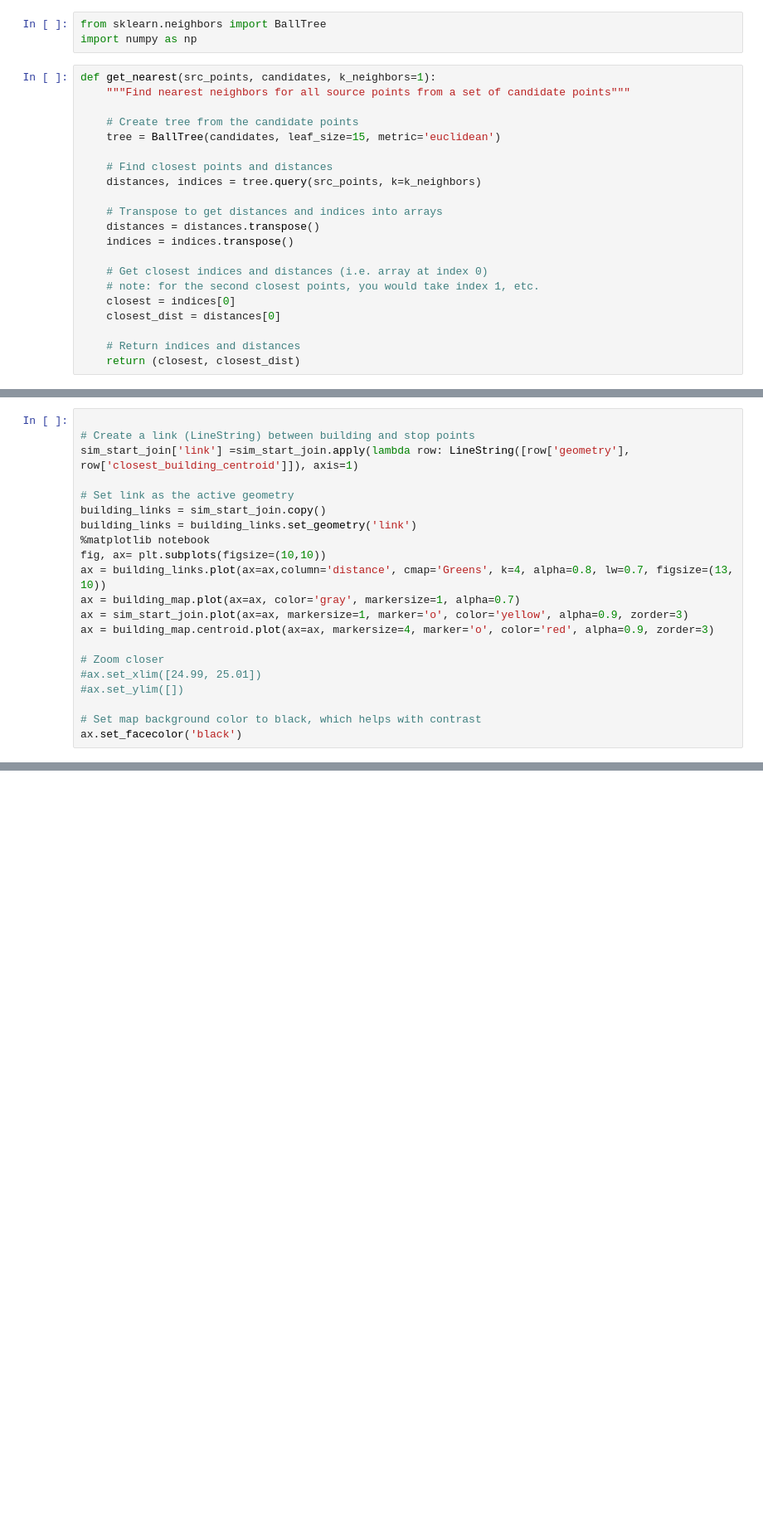
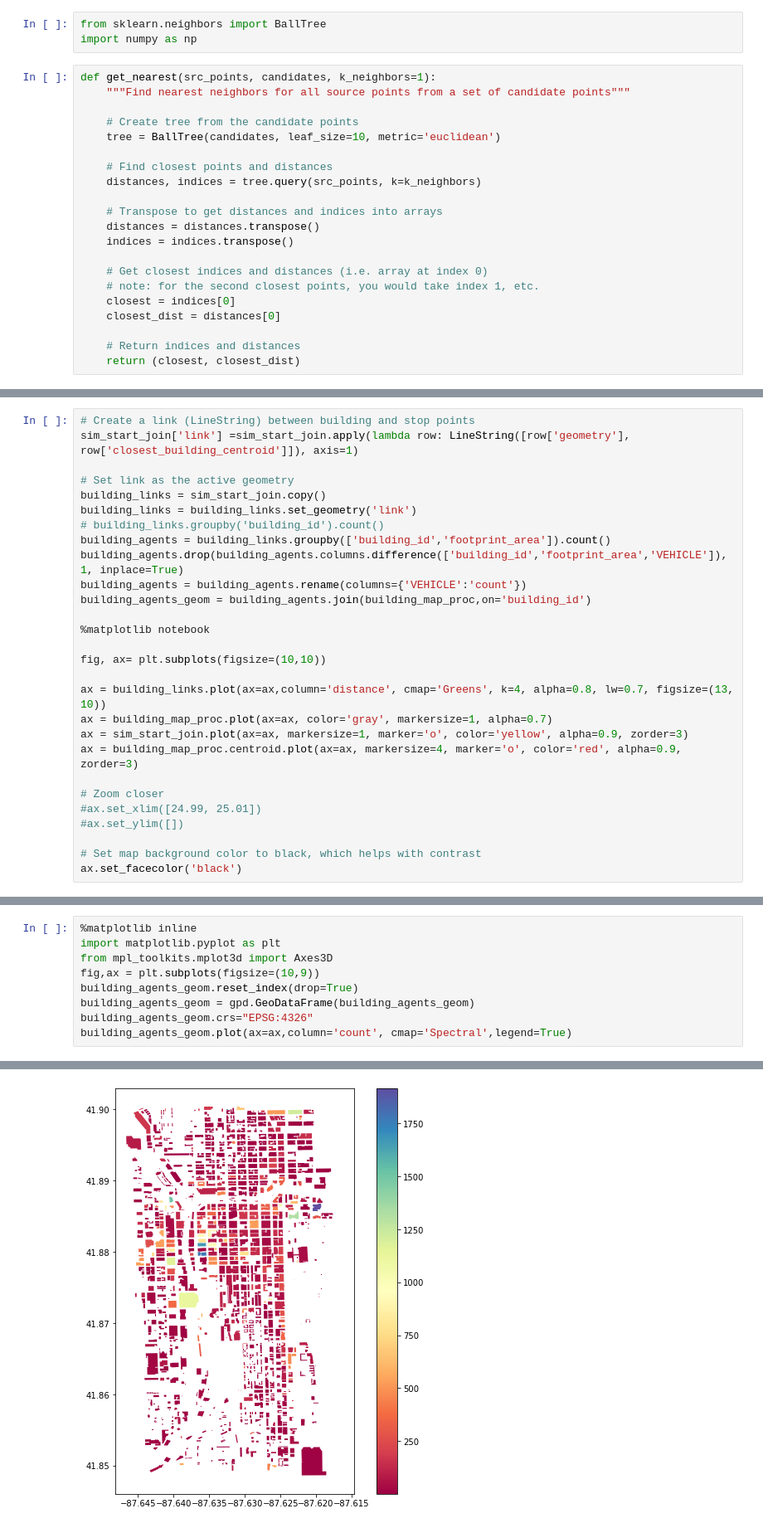
Before and after one commit to gajaha/smc-cuda-intersect, a Jupyter notebook: scripts/q1_optim.ipynb, the cells around one changed output, grey strips where cells are left out. Shown at 83% size. Drawn from its saved outputs; the diff is of its cells as text; blank space fills up the shorter version.

```diff
--- a/scripts/q1_optim.ipynb
+++ b/scripts/q1_optim.ipynb
@@ -112,7 +147,7 @@ def get_nearest(src_points, candidates, k_neighbors=1):
     """Find nearest neighbors for all source points from a set of candidate points"""
 
     # Create tree from the candidate points
-    tree = BallTree(candidates, leaf_size=15, metric='euclidean')
+    tree = BallTree(candidates, leaf_size=10, metric='euclidean')
 
     # Find closest points and distances
     distances, indices = tree.query(src_points, k=k_neighbors)
@@ -214,17 +236,24 @@ sim_start_join = sim_start_clip.join(closest_buildings_st)
 # %%
-
 # Create a link (LineString) between building and stop points
 sim_start_join['link'] =sim_start_join.apply(lambda row: LineString([row['geometry'], row['closest_building_centroid']]), axis=1)
 
 # Set link as the active geometry
 building_links = sim_start_join.copy()
 building_links = building_links.set_geometry('link')
+# building_links.groupby('building_id').count()
+building_agents = building_links.groupby(['building_id','footprint_area']).count()
+building_agents.drop(building_agents.columns.difference(['building_id','footprint_area','VEHICLE']), 1, inplace=True)
+building_agents = building_agents.rename(columns={'VEHICLE':'count'})
+building_agents_geom = building_agents.join(building_map_proc,on='building_id')
+
 %matplotlib notebook
+
 fig, ax= plt.subplots(figsize=(10,10))
+
 ax = building_links.plot(ax=ax,column='distance', cmap='Greens', k=4, alpha=0.8, lw=0.7, figsize=(13, 10))
-ax = building_map.plot(ax=ax, color='gray', markersize=1, alpha=0.7)
+ax = building_map_proc.plot(ax=ax, color='gray', markersize=1, alpha=0.7)
 ax = sim_start_join.plot(ax=ax, markersize=1, marker='o', color='yellow', alpha=0.9, zorder=3)
-ax = building_map.centroid.plot(ax=ax, markersize=4, marker='o', color='red', alpha=0.9, zorder=3)
+ax = building_map_proc.centroid.plot(ax=ax, markersize=4, marker='o', color='red', alpha=0.9, zorder=3)
 
 # Zoom closer
 #ax.set_xlim([24.99, 25.01])
@@ -237,0 +284,10 @@ ax.set_facecolor('black')
+# %%
+%matplotlib inline
+import matplotlib.pyplot as plt
+from mpl_toolkits.mplot3d import Axes3D
+fig,ax = plt.subplots(figsize=(10,9))
+building_agents_geom.reset_index(drop=True)
+building_agents_geom = gpd.GeoDataFrame(building_agents_geom)
+building_agents_geom.crs="EPSG:4326"
+building_agents_geom.plot(ax=ax,column='count', cmap='Spectral',legend=True)
+# %% [output]
@@ -237,0 +295 @@ ax.set_facecolor('black')
+[figure, added]
```
Also changed, not shown: parts of 17 cells of this notebook, 10 other files.
